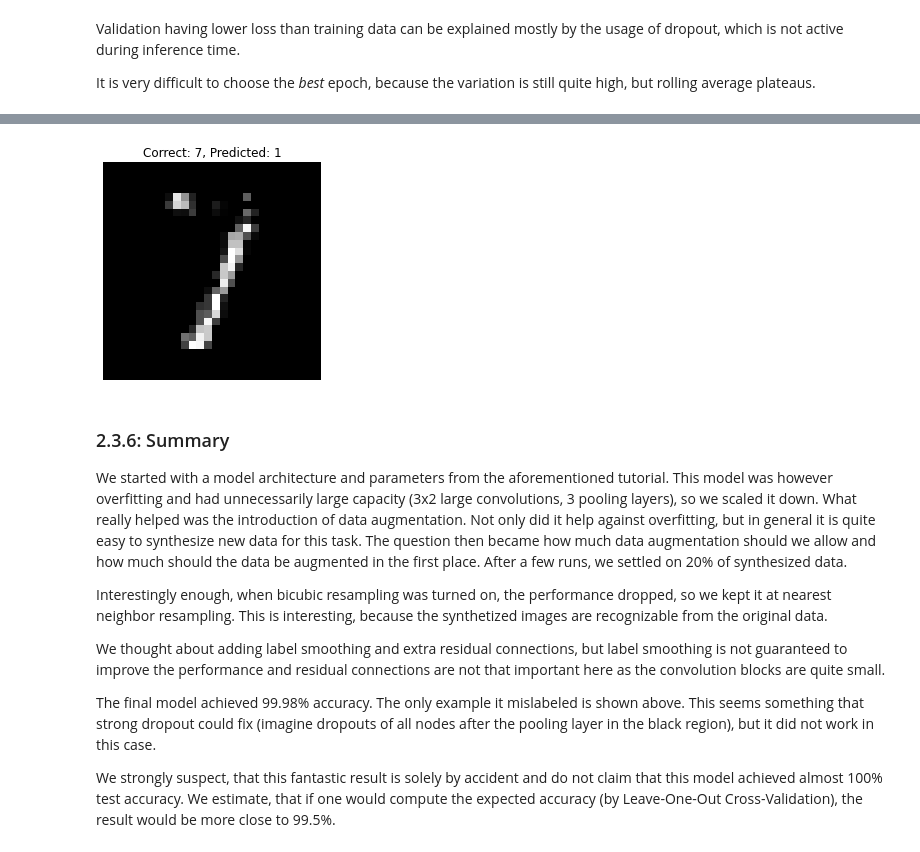
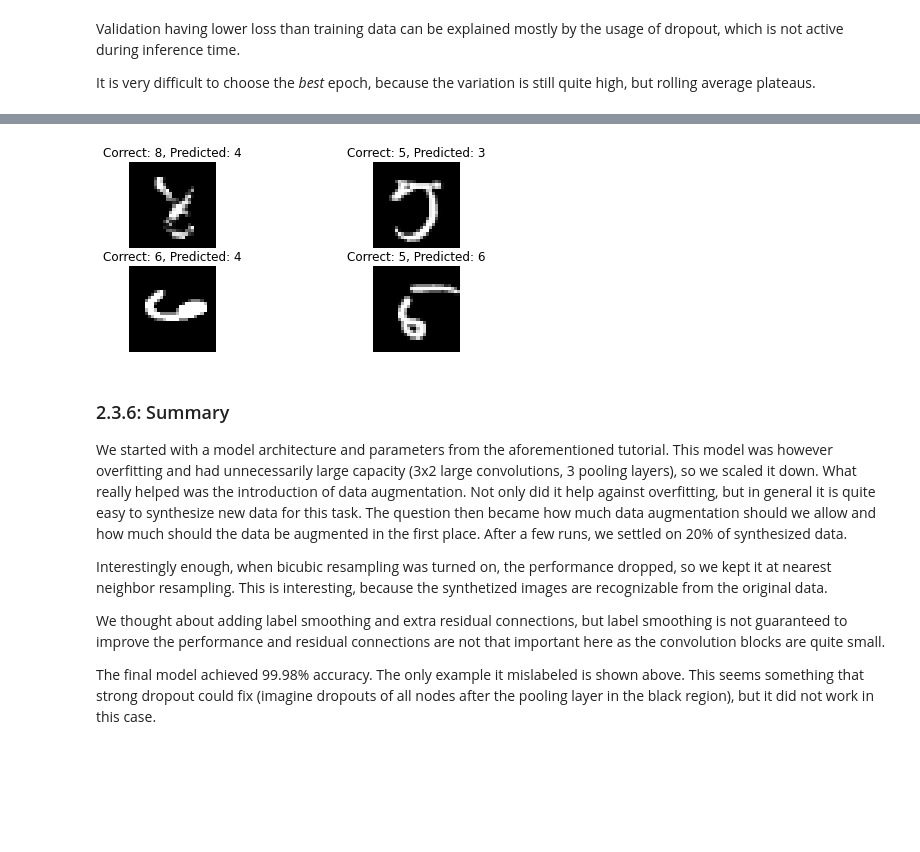
Before and after one commit to zouharvi/uds-rug-student, a Jupyter notebook: machine_learning_cyber_security/MLCySec_Project_1.ipynb, the cells around one changed output, grey strips where cells are left out. Cells and saved outputs as stored; diff of their text form; code cells hidden in the pictures; blank space fills up the shorter version.

```diff
--- a/machine_learning_cyber_security/project_1/MLCySec_Project_1.ipynb
+++ b/machine_learning_cyber_security/MLCySec_Project_1.ipynb
@@ -1000,10 +998,21 @@ Test Acc:   0.9998 (  1/6000 bad)
-# %%
-plt.figure(figsize=(4,4))
-plt.imshow(misclassified[0][0].cpu().numpy().squeeze())
-plt.title(f'Correct: {misclassified[0][1]}, Predicted: {misclassified[0][2]}')
-_ = plt.axis('off')
-# %% [output]
-[figure, removed]
+# %%
+# Visualize the predictions
+figure = plt.figure(figsize=(8, len(misclassified)))
+
+columns = 2
+rows = len(misclassified) / 2 + 1
+ax = []
+
+for ind, (img, correct_label, wrong_label) in list(enumerate(misclassified))[:4]:
+    ax.append( figure.add_subplot(rows, columns, ind+1) )
+    ax[-1].set_title(f'Correct: {correct_label}, Predicted: {wrong_label}')
+    ax[-1].axis("off")
+    plt.imshow(img.cpu().reshape(28, 28))
+
+
+plt.show()
+# %% [output]
+[figure, added]
 # %% [markdown]
 ### 2.3.6: Summary
 
@@ -1015,8 +1024,6 @@ Interestingly enough, when bicubic resampling was turned on, the performance dro
 We thought about adding label smoothing and extra residual connections, but label smoothing is not guaranteed to improve the performance and residual connections are not that important here as the convolution blocks are quite small.
 
 The final model achieved 99.98% accuracy. The only example it mislabeled is  shown above. This seems  something that strong dropout could fix (imagine dropouts of all nodes after the pooling layer in the black region), but it did not work in this case.
-
-We strongly suspect, that this fantastic result is solely by accident and do not claim that this model achieved almost 100% test accuracy. We estimate, that if one would compute the expected accuracy (by Leave-One-Out Cross-Validation), the result would be more close to 99.5%.
 # %% [markdown]
 # 3. Summary (20 points)
 <!--
```
Also changed, not shown: parts of 6 cells of this notebook, 1 other file.
